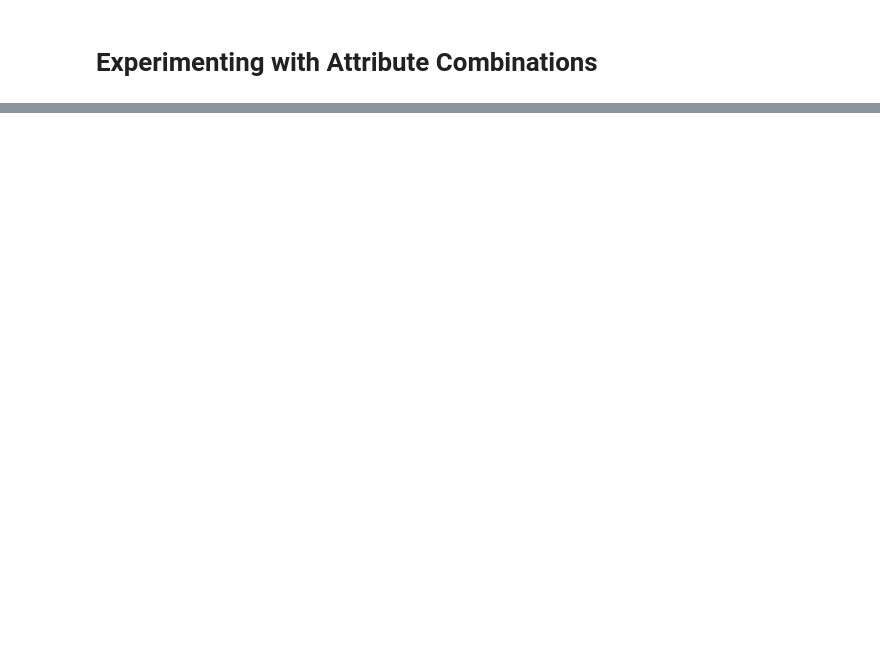
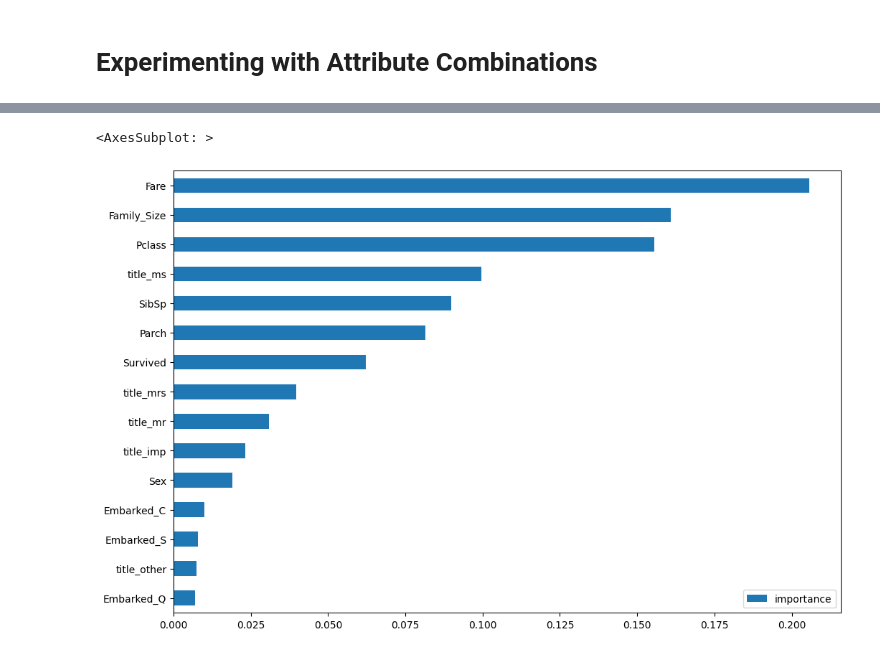
Before and after one commit to ahmeddsakrr/CSE381-Project, a Jupyter notebook: titanic_classifier.ipynb, the cells around one changed output, grey strips where cells are left out. Saved outputs shown, nothing was run; the diff lists cells and outputs as text; code cells hidden in the pictures; blank space fills up the shorter version.

Commit message:
Predicted Age

```diff
--- a/titanic_classifier.ipynb
+++ b/titanic_classifier.ipynb
@@ -222,0 +328,5 @@ titanic.head()
+# %%
+def get_title(name):
+    return name.split(",")[1].split(".")[0].strip()
+
+titanic.iloc[titanic["Name"].map(get_title).index.values]
@@ -222,0 +369,2 @@ titanic.head()
+# %%
+titanic.drop(columns=["index"], inplace=True)
@@ -222,0 +475,22 @@ titanic.head()
+# %%
+X_train, y_train = ages_train_X.drop(columns=["PassengerId"]), ages_train_y
+
+X_test = ages_test.drop(columns=["PassengerId"])
+
+estimator = GradientBoostingRegressor()
+
+grid = {
+    "max_depth": [3, 5, 7],
+    "min_samples_split": [2, 5, 10],
+    "min_samples_leaf": [1, 2, 5],
+    "max_features": ["sqrt", "log2"],
+    "n_estimators": [100, 200, 300],
+}
+
+from sklearn.model_selection import GridSearchCV
+
+grid_search = GridSearchCV(estimator, grid, cv=5, scoring="neg_mean_squared_error", return_train_score=True, verbose=4)
+
+grid_search.fit(X_train, y_train)
+
+grid_search.best_params_
@@ -222,0 +520,8 @@ titanic.head()
+# %%
+best_estimator = grid_search.best_estimator_
+
+best_estimator.fit(X_train, y_train)
+
+ages_test["Age"] = best_estimator.predict(X_test)
+
+ages_test
@@ -222,0 +542,11 @@ titanic.head()
+# %%
+# pretty print feature importances sorted
+feature_importances = pd.DataFrame(
+    best_estimator.feature_importances_,
+    index = X_train.columns,
+    columns=['importance']).sort_values('importance', ascending=True)
+
+feature_importances.plot(kind="barh", figsize=(12, 8))
+# %% [output]
+<AxesSubplot: >
+[figure, added]
```
Also changed, not shown: parts of 43 cells of this notebook, 1 other file.
